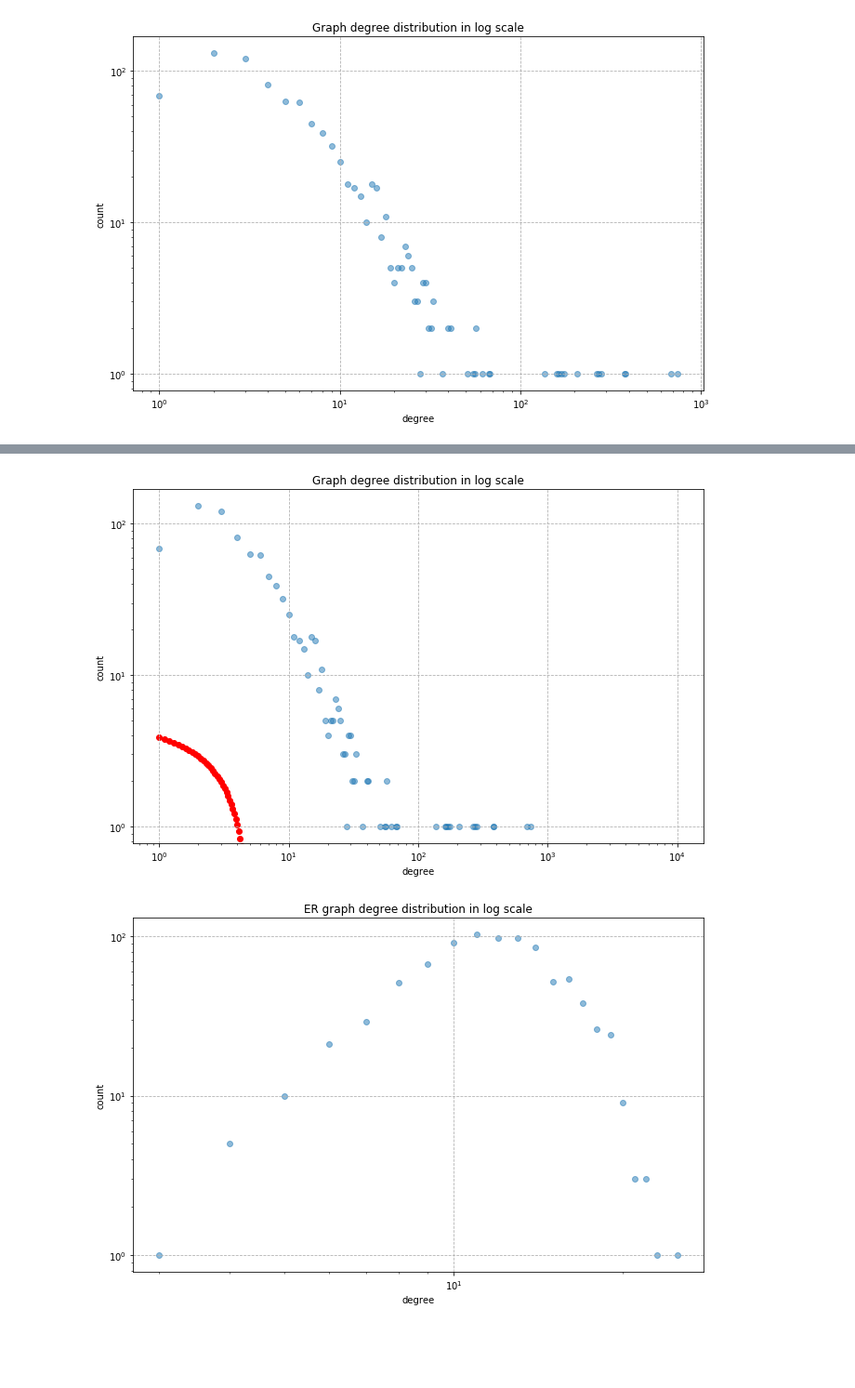
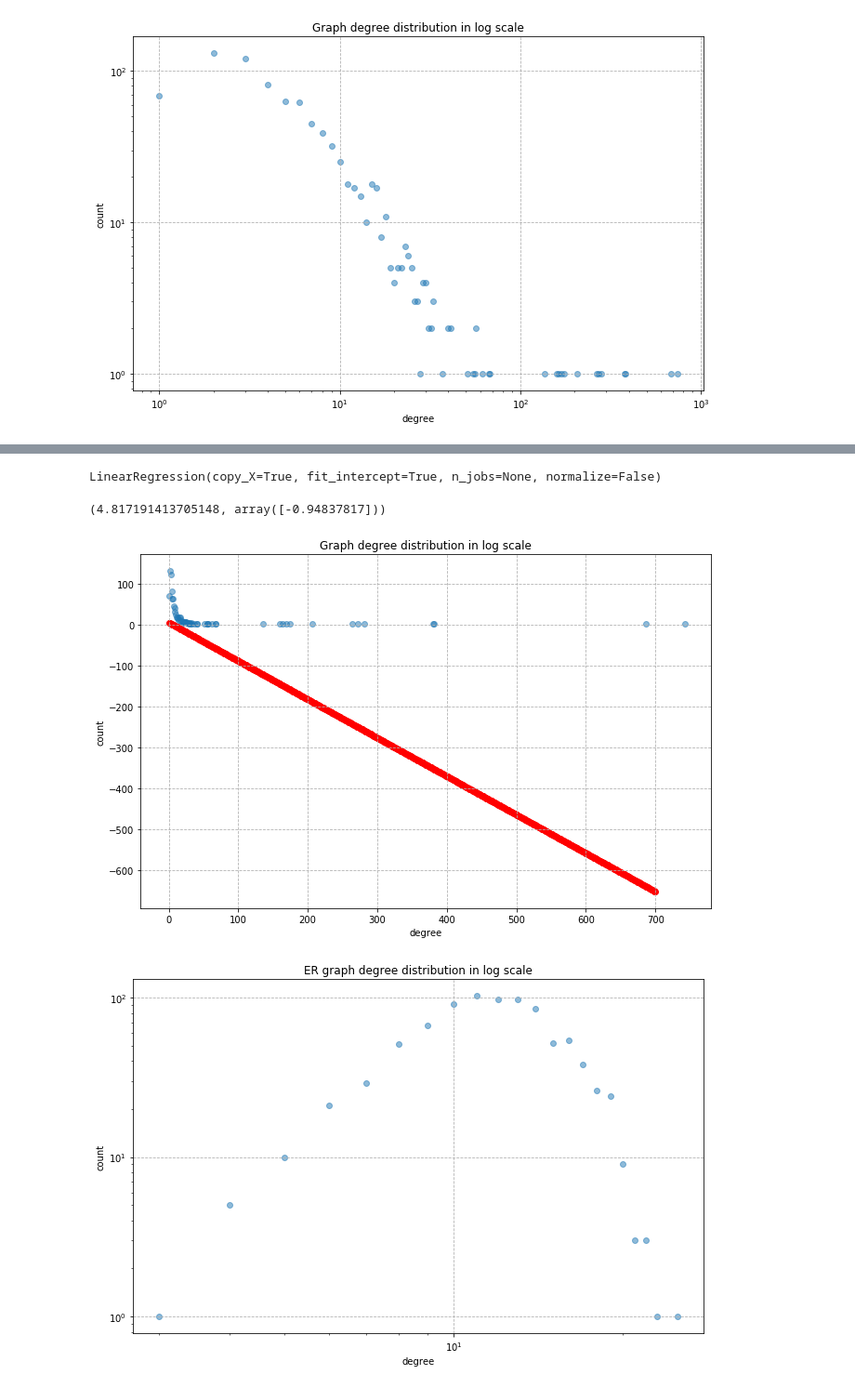
Before and after one commit to SanGreel/reddit-network-exploration, a Jupyter notebook: 3_advanced_network_analysis.ipynb, the cells around one changed output, grey strips where cells are left out. Shown at 93% size. Cells and saved outputs as stored; diff of their text form; code cells hidden in the pictures; blank space fills up the shorter version.

```diff
--- a/3_advanced_network_analysis.ipynb
+++ b/3_advanced_network_analysis.ipynb
@@ -124,3 +237,16 @@ plt.show() # show the plot
+# %%
+x = g_d_unique
+y = g_d_counts
+
+lr = LinearRegression()
+lr.fit(np.log(x).reshape(-1,1), np.log(y))
+# %% [output]
+LinearRegression(copy_X=True, fit_intercept=True, n_jobs=None, normalize=False)
+# %%
+# Linear regression coefficients
+lr.intercept_,lr.coef_
+# %% [output]
+(4.817191413705148, array([-0.94837817]))
 # %%
 # X = np.stack((x, np.power(x, 2)))
 
@@ -135,46 +261,41 @@ plt.show() # show the plot
 #     return x*b+(x**2)*c+a
 
 
-x = g_d_unique
-y = g_d_counts
-
-lr = LinearRegression()
-lr.fit(np.log(x.reshape(-1,1)), np.log(y))
 
 a = lr.intercept_
 b = lr.coef_[0]
 
 def graph_degree_approximator(x,a,b):
     return x*b+a
 
 # def graph_degree_approximator(x,a,b):
 #     return x**r[0]+r[1] *a
 #     return x**r[0]+r[1] *a
 
-x = np.linspace(1,10000,100000)
+x = np.linspace(1,700,700)
 y = graph_degree_approximator(x,a,b)#lr.predict(x.reshape(-1,1))
 
 
 figure(figsize=(11,7))
 
 
 plt.scatter(x = g_d_unique,
             y = g_d_counts,
             alpha=0.5)
 plt.scatter(x = x, y = y, color='red')
 
 plt.title('Graph degree distribution in log scale')
 plt.xlabel('degree')
 plt.ylabel('count')
 
 plt.grid(True)
 
-plt.yscale('log')
-plt.xscale('log')
+# plt.yscale('log')
+# plt.xscale('log')
 plt.grid(linestyle='dashed')
 plt.show() # show the plot
 # %% [output]
-[figure, old version]
+[figure, new version]
 # %%
 
 figure(figsize=(11,7))
```
Also changed, not shown: parts of 22 cells of this notebook, 3 other files.
